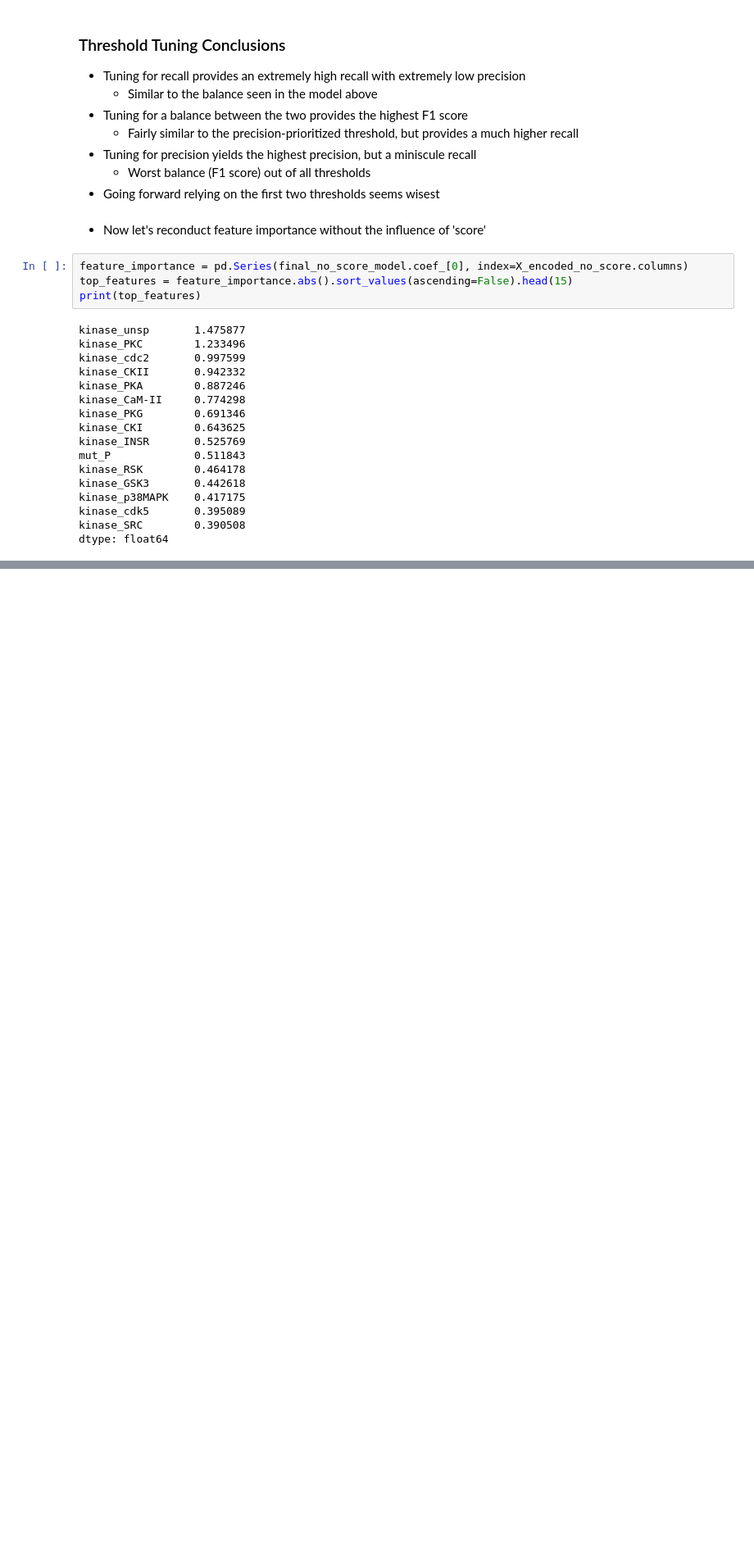
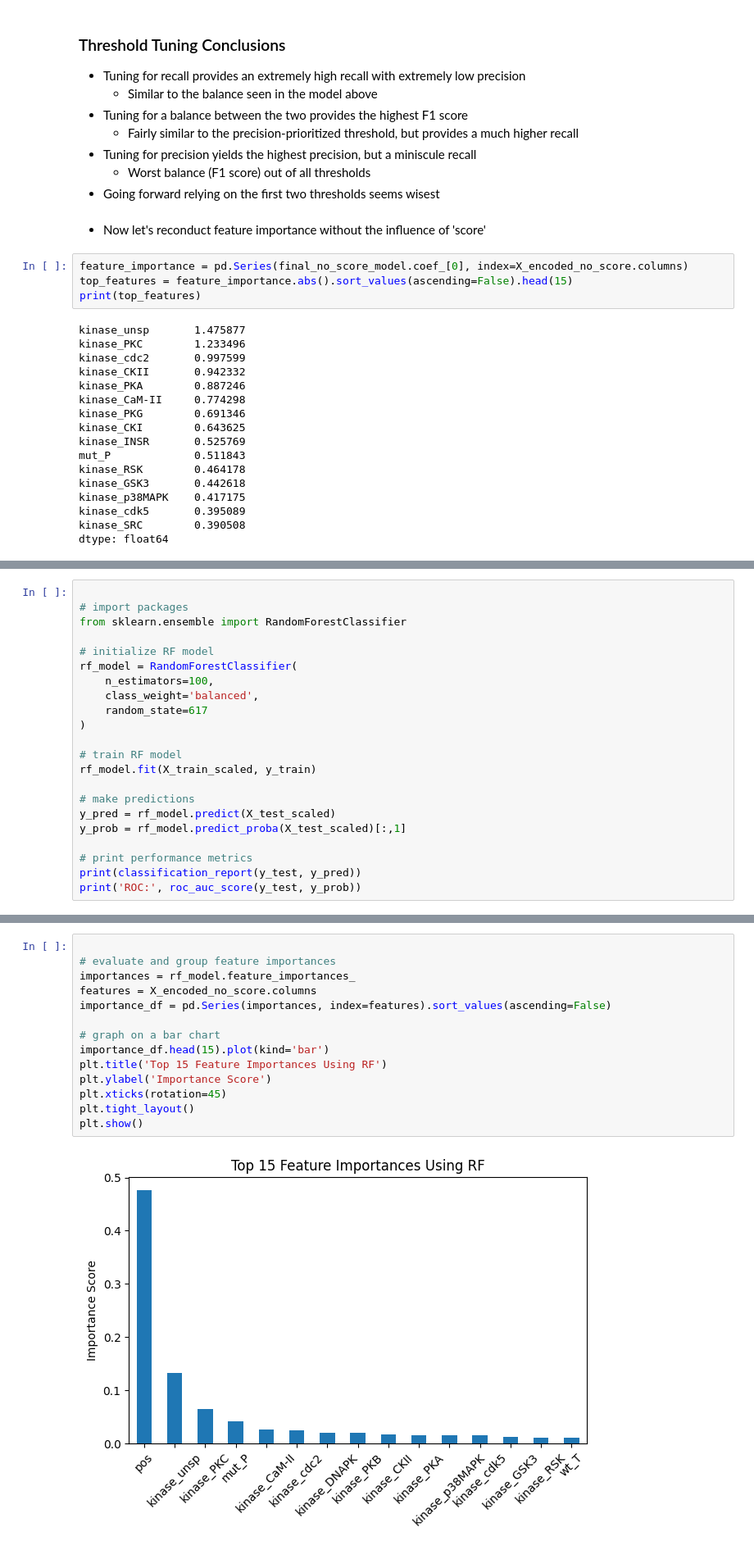
Before and after one commit to Ethan964/codon_pair_usage, a Jupyter notebook: modeling_evaluation.ipynb, the cells around one changed output, grey strips where cells are left out. Shown: that part at 82% size. Cells and saved outputs as stored; diff of their text form; blank space fills up the shorter version.

Commit message:
Initialized and trained random forest model to tune and evaluate feature importances

```diff
--- a/modeling_evaluation.ipynb
+++ b/modeling_evaluation.ipynb
@@ -508,0 +516,22 @@ dtype: float64
+# %%
+
+# import packages
+from sklearn.ensemble import RandomForestClassifier
+
+# initialize RF model
+rf_model = RandomForestClassifier(
+    n_estimators=100,
+    class_weight='balanced',
+    random_state=617
+)
+
+# train RF model
+rf_model.fit(X_train_scaled, y_train)
+
+# make predictions
+y_pred = rf_model.predict(X_test_scaled)
+y_prob = rf_model.predict_proba(X_test_scaled)[:,1]
+
+# print performance metrics
+print(classification_report(y_test, y_pred))
+print('ROC:', roc_auc_score(y_test, y_prob))
@@ -508,0 +549,16 @@ dtype: float64
+# %%
+
+# evaluate and group feature importances
+importances = rf_model.feature_importances_
+features = X_encoded_no_score.columns
+importance_df = pd.Series(importances, index=features).sort_values(ascending=False)
+
+# graph on a bar chart
+importance_df.head(15).plot(kind='bar')
+plt.title('Top 15 Feature Importances Using RF')
+plt.ylabel('Importance Score')
+plt.xticks(rotation=45)
+plt.tight_layout()
+plt.show()
+# %% [output]
+[figure, added]
```
Also changed, not shown: parts of 5 cells of this notebook.
